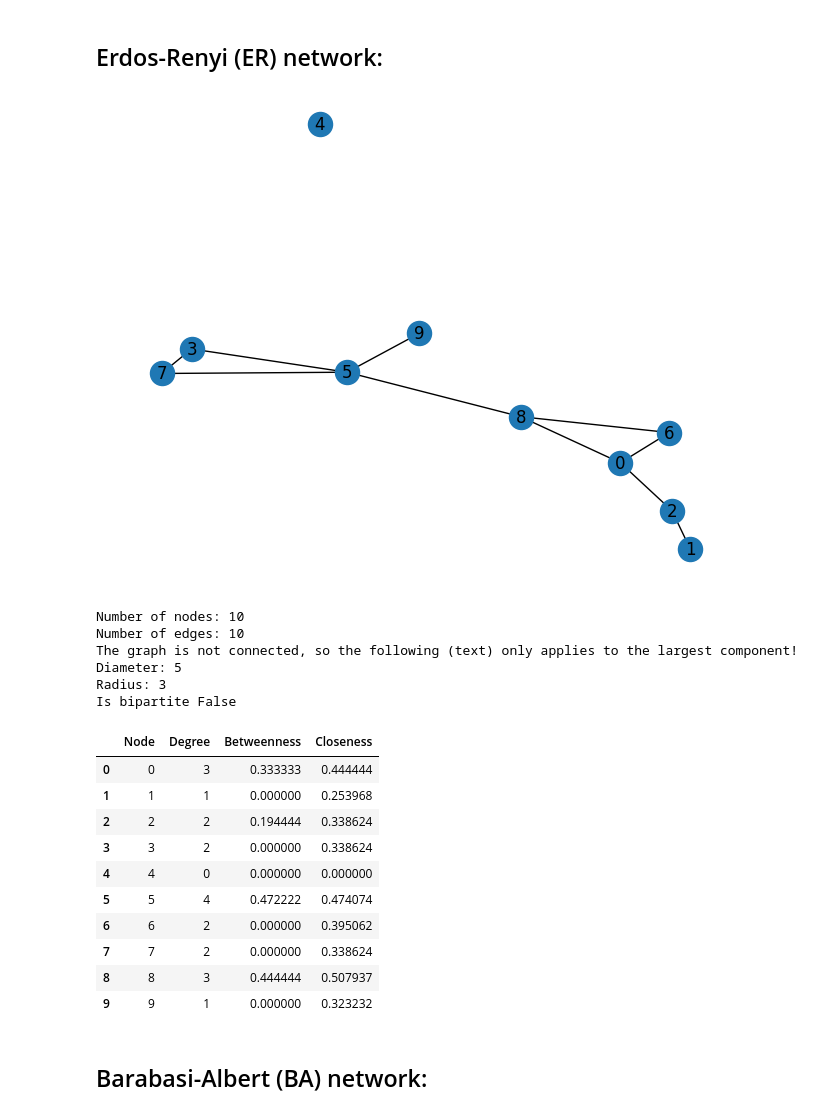
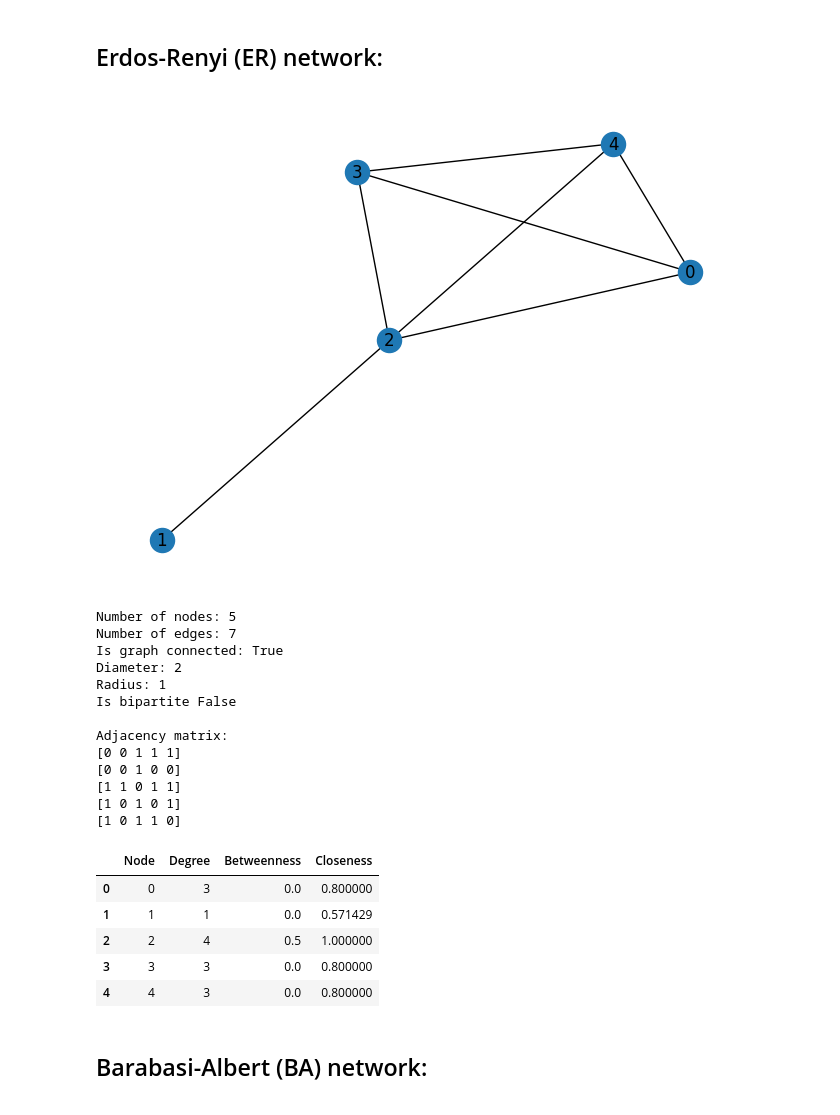
Before and after one commit to mkl061/TBT4165, a Jupyter notebook: exam_practice/network_generation.ipynb, the cells around one changed output. Drawn from its saved outputs; the diff is of its cells as text; code cells hidden in the pictures.

```diff
--- a/exam_practice/network_generation.ipynb
+++ b/exam_practice/network_generation.ipynb
@@ -11,6 +11,14 @@ import matplotlib.pyplot as plt
 # %% [markdown]
 **General functions:**
 # %%
+def get_adjacency_matrix(graph):
+    print("Adjacency matrix:")
+    m = nx.adjacency_matrix(graph).todense()
+    for row in m:
+        print(row)
+
+
+
 def properties(graph):
     print(f"""
 Number of nodes: {graph.number_of_nodes()}
@@ -34,6 +42,7 @@ Radius: {nx.radius(graph_copy)}
 Is bipartite {nx.is_bipartite(graph)}
     """)
 
+    get_adjacency_matrix(graph)
 
     df = pd.DataFrame(
         {
@@ -75,31 +84,33 @@ def show_html(graph, name="nx", size="small", more=False, gen_html=False):
 # %% [markdown]
 ## Erdos-Renyi (ER) network:
 # %%
-N = 10  # Number of nodes
-E = 10  # Number of edges
+N = 5  # Number of nodes
+E = 7  # Number of edges
 
 ER = nx.gnm_random_graph(N, E)
 show_html(ER, name=f"ER_G({N},{E})", gen_html=False)
 properties(ER)
 # %% [output]
-[figure, old version]
+[figure, new version]
-Number of nodes: 10
-Number of edges: 10
-The graph is not connected, so the following (text) only applies to the largest component!
-Diameter: 5
-Radius: 3
+Number of nodes: 5
+Number of edges: 7
+Is graph connected: True
+Diameter: 2
+Radius: 1
 Is bipartite False
+
+Adjacency matrix:
+[0 0 1 1 1]
+[0 0 1 0 0]
+[1 1 0 1 1]
+[1 0 1 0 1]
+[1 0 1 1 0]
 |  | Node | Degree | Betweenness | Closeness |
-| 0 | 0 | 3 | 0.333333 | 0.444444 |
-| 1 | 1 | 1 | 0.000000 | 0.253968 |
-| 2 | 2 | 2 | 0.194444 | 0.338624 |
-| 3 | 3 | 2 | 0.000000 | 0.338624 |
-| 4 | 4 | 0 | 0.000000 | 0.000000 |
-| 5 | 5 | 4 | 0.472222 | 0.474074 |
-| 6 | 6 | 2 | 0.000000 | 0.395062 |
-| 7 | 7 | 2 | 0.000000 | 0.338624 |
-| 8 | 8 | 3 | 0.444444 | 0.507937 |
-| 9 | 9 | 1 | 0.000000 | 0.323232 |
+| 0 | 0 | 3 | 0.0 | 0.800000 |
+| 1 | 1 | 1 | 0.0 | 0.571429 |
+| 2 | 2 | 4 | 0.5 | 1.000000 |
+| 3 | 3 | 3 | 0.0 | 0.800000 |
+| 4 | 4 | 3 | 0.0 | 0.800000 |
 # %% [markdown]
 ## Barabasi-Albert (BA) network:
 # %%
```
Also changed, not shown: parts of 2 cells of this notebook, 4 other files.
